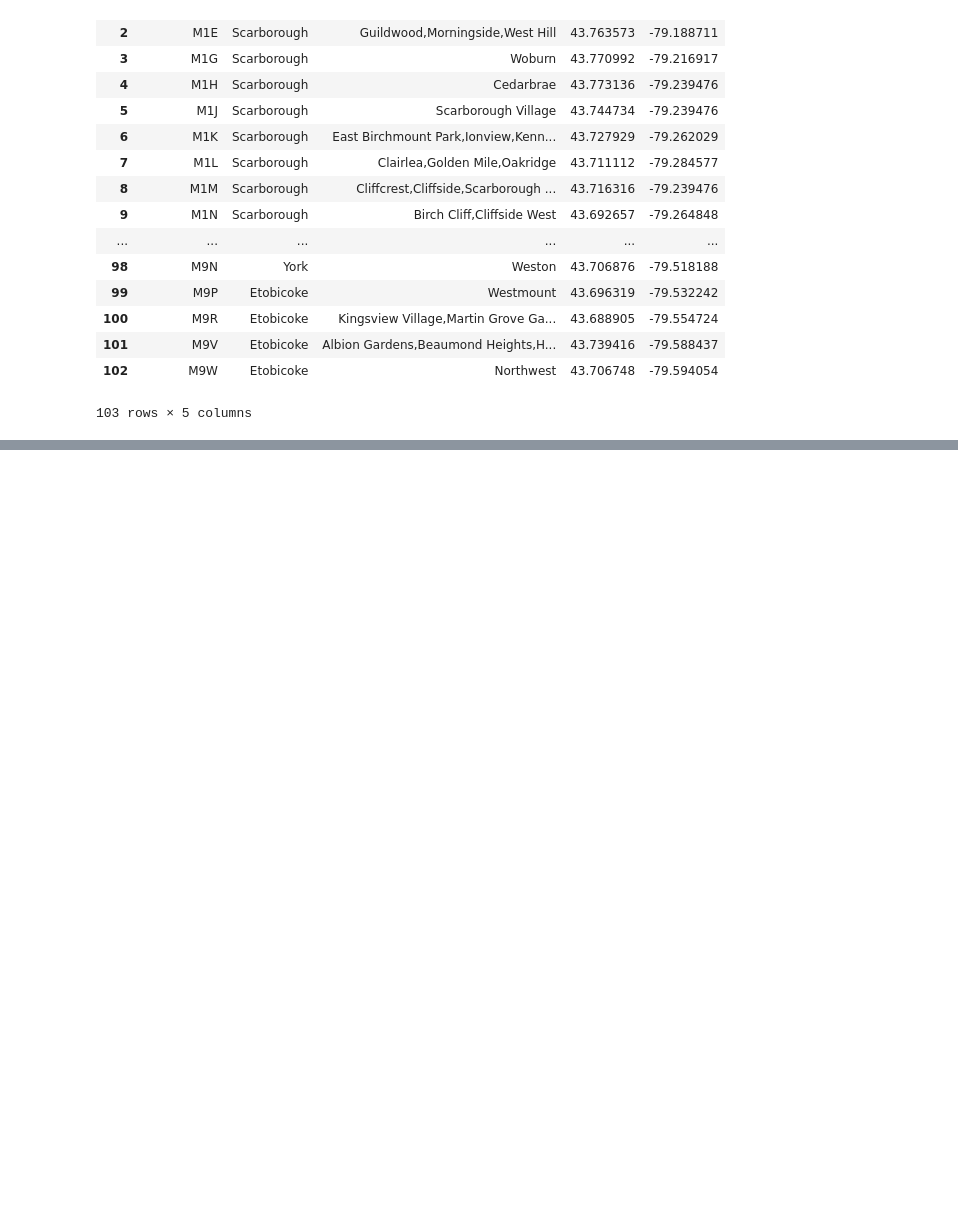
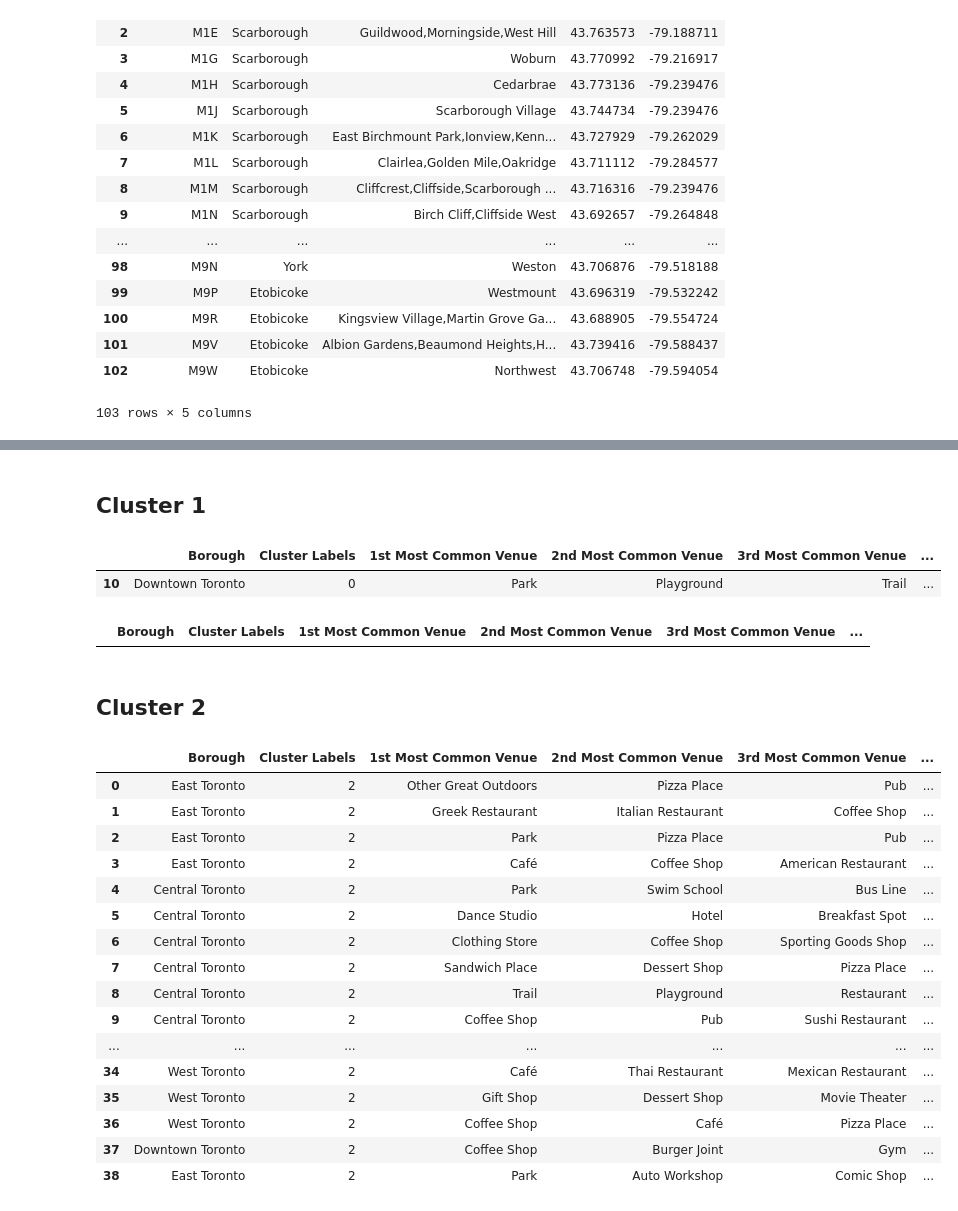
Before and after one commit to Dheeraj-Hegde/Coursera_Capstone, a Jupyter notebook: CapstoneProject_AppliedDataScience_DheerajHegde.ipynb, the cells around one changed output, grey strips where cells are left out. Saved outputs shown, nothing was run; the diff lists cells and outputs as text; code cells hidden in the pictures; blank space fills up the shorter version.

```diff
--- a/CapstoneProject_AppliedDataScience_DheerajHegde.ipynb
+++ b/CapstoneProject_AppliedDataScience_DheerajHegde.ipynb
@@ -106,0 +298,6 @@ geo_combined
+# %%
+def return_most_common_venues(row, num_top_venues):
+    row_categories = row.iloc[1:]
+    row_categories_sorted = row_categories.sort_values(ascending=False)
+
+    return row_categories_sorted.index.values[0:num_top_venues]
@@ -106,0 +332,11 @@ geo_combined
+# %%
+# set number of clusters
+kclusters = 5
+
+toronto_grouped_clustering = toronto_grouped.drop('Neighborhood', 1)
+
+# run k-means clustering
+kmeans = KMeans(n_clusters=kclusters, random_state=0).fit(toronto_grouped_clustering)
+
+# check cluster labels generated for each row in the dataframe
+kmeans.labels_[0:10]
@@ -106,0 +345,3 @@ geo_combined
+# %%
+toronto_data = geo_combined[geo_combined['Borough'].str.contains('Toronto')].reset_index(drop=True)
+toronto_data.head()
@@ -106,0 +355,10 @@ geo_combined
+# %%
+# add clustering labels
+neighborhoods_venues_sorted.insert(0, 'Cluster Labels', kmeans.labels_)
+
+toronto_merged = toronto_data
+
+# merge toronto_grouped with toronto_data to add latitude/longitude for each neighborhood
+toronto_merged = toronto_merged.join(neighborhoods_venues_sorted.set_index('Neighborhood'), on='Neighborhood')
+
+toronto_merged.head() # check the last columns!
@@ -106,0 +408,33 @@ geo_combined
+# %% [markdown]
+## Cluster 1
+# %%
+toronto_merged.loc[toronto_merged['Cluster Labels'] == 0, toronto_merged.columns[[1] + list(range(5, toronto_merged.shape[1]))]]
+# %% [output]
+|  | Borough | Cluster Labels | 1st Most Common Venue | 2nd Most Common Venue | 3rd Most Common Venue | ... |
+| 10 | Downtown Toronto | 0 | Park | Playground | Trail | ... |
+# %%
+toronto_merged.loc[toronto_merged['Cluster Labels'] == 1, toronto_merged.columns[[1] + list(range(5, toronto_merged.shape[1]))]]
+# %% [output]
+|  | Borough | Cluster Labels | 1st Most Common Venue | 2nd Most Common Venue | 3rd Most Common Venue | ... |
+# %% [markdown]
+## Cluster 2
+# %%
+toronto_merged.loc[toronto_merged['Cluster Labels'] == 2, toronto_merged.columns[[1] + list(range(5, toronto_merged.shape[1]))]]
+# %% [output]
+|  | Borough | Cluster Labels | 1st Most Common Venue | 2nd Most Common Venue | 3rd Most Common Venue | ... |
+| 0 | East Toronto | 2 | Other Great Outdoors | Pizza Place | Pub | ... |
+| 1 | East Toronto | 2 | Greek Restaurant | Italian Restaurant | Coffee Shop | ... |
+| 2 | East Toronto | 2 | Park | Pizza Place | Pub | ... |
+| 3 | East Toronto | 2 | Café | Coffee Shop | American Restaurant | ... |
+| 4 | Central Toronto | 2 | Park | Swim School | Bus Line | ... |
+| 5 | Central Toronto | 2 | Dance Studio | Hotel | Breakfast Spot | ... |
+| 6 | Central Toronto | 2 | Clothing Store | Coffee Shop | Sporting Goods Shop | ... |
+| 7 | Central Toronto | 2 | Sandwich Place | Dessert Shop | Pizza Place | ... |
+| 8 | Central Toronto | 2 | Trail | Playground | Restaurant | ... |
+| 9 | Central Toronto | 2 | Coffee Shop | Pub | Sushi Restaurant | ... |
+| ... | ... | ... | ... | ... | ... | ... |
+| 34 | West Toronto | 2 | Café | Thai Restaurant | Mexican Restaurant | ... |
+| 35 | West Toronto | 2 | Gift Shop | Dessert Shop | Movie Theater | ... |
+| 36 | West Toronto | 2 | Coffee Shop | Café | Pizza Place | ... |
+| 37 | Downtown Toronto | 2 | Coffee Shop | Burger Joint | Gym | ... |
+| 38 | East Toronto | 2 | Park | Auto Workshop | Comic Shop | ... |
```
Also changed, not shown: parts of 33 cells of this notebook.
